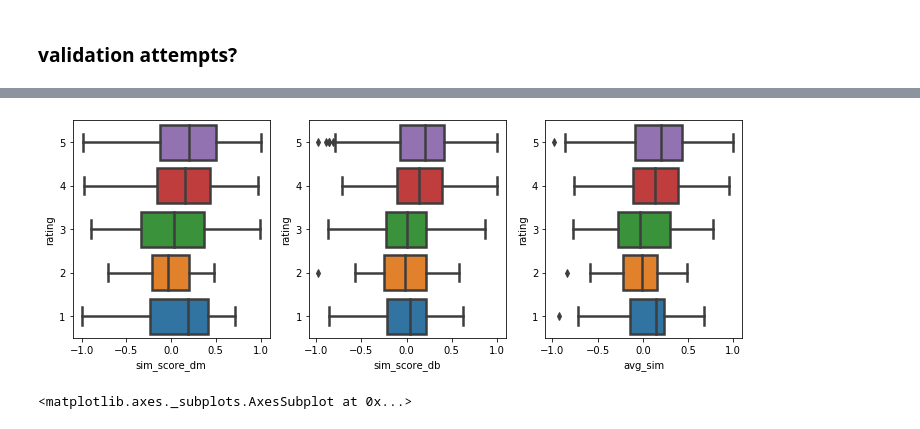
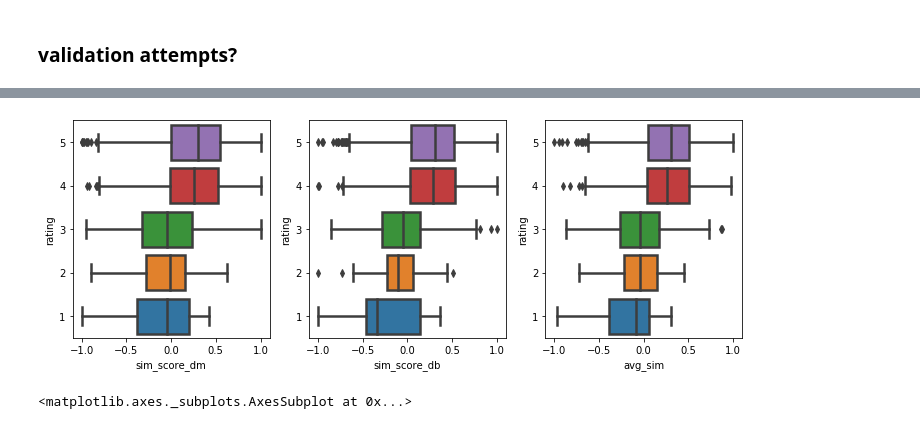
Before and after one commit to dbz10/teefies, a Jupyter notebook: teefies/analysis/doc2vec-analysis.ipynb, the cells around one changed output, grey strips where cells are left out. Drawn from its saved outputs; the diff is of its cells as text; code cells hidden in the pictures.

```diff
--- a/teefies/analysis/doc2vec-analysis.ipynb
+++ b/teefies/analysis/doc2vec-analysis.ipynb
@@ -375,0 +421,5 @@ with open("label-encoder.pkl","wb") as f:
+# %%
+label=label_encoder['Tiny Tiger Chunks in EXTRA Gravy Tuna Recipe Grain-Free Canned Cat Food']
+word = model_dbow.docvecs[label]
+# print(word)
+print(model_dbow.wv.similar_by_vector(word))
@@ -376,8 +428,14 @@ with open("label-encoder.pkl","wb") as f:
 # %% [markdown]
 ### validation attempts?
+# %%
+import pickle
+model_dbow = Doc2Vec.load('catfood-d2v-dbow.model')
+model_dm = Doc2Vec.load('catfood-d2v-dm.model')
+label_encoder = pickle.load( open('label-encoder.pkl','rb') )
+label_decoder = pickle.load( open('label-decoder.pkl','rb') )
 # %%
 author_count = df.groupby('review_author')['review_author'].count()
-authorgroup = author_count[(author_count > 10) & (author_count < 20)]
-# authorgroup
+authorgroup = author_count[(author_count > 5) & (author_count < 15)]
+print(len(authorgroup))
 # authorgroup = author_count
 # %% [output]
@@ -545,22 +579,22 @@ def generate_val_data(user):
 # %%
 val = pd.concat([generate_val_data(user) for user in authorgroup.index],axis=0)
 # %%
-fig,axes = plt.subplots(nrows=1,ncols=3,figsize=(12,4))
+def make_val_boxplots(val):
 
+    fig,axes = plt.subplots(nrows=1,ncols=3,figsize=(12,4))
+    a = sns.boxplot(x='sim_score_dm',y='rating',
+                        dodge=False,linewidth=2.5,orient='h',data=val,ax = axes[0])
+    a.invert_yaxis()
+    b = sns.boxplot(x='sim_score_db',y='rating',
+                        dodge=False,linewidth=2.5,orient='h',data=val,ax = axes[1])
+    b.invert_yaxis()
+    c = sns.boxplot(x='avg_sim',y='rating',
+                        dodge=False,linewidth=2.5,orient='h',data=val,ax = axes[2])
+    c.invert_yaxis()
 
-a = sns.boxplot(x='sim_score_dm',y='rating',
-                    dodge=False,linewidth=2.5,orient='h',data=val,ax = axes[0])
-a.invert_yaxis()
-
-b = sns.boxplot(x='sim_score_db',y='rating',
-                    dodge=False,linewidth=2.5,orient='h',data=val,ax = axes[1])
-b.invert_yaxis()
-
-c = sns.boxplot(x='avg_sim',y='rating',
-                    dodge=False,linewidth=2.5,orient='h',data=val,ax = axes[2])
-c.invert_yaxis()
+make_val_boxplots(val)
 # %% [output]
-[figure, old version]
+[figure, new version]
 # %%
 fig,axes = plt.subplots(nrows=1,ncols=3,figsize=(12,4))
 
```
Also changed, not shown: parts of 42 cells of this notebook, 38 other files.
